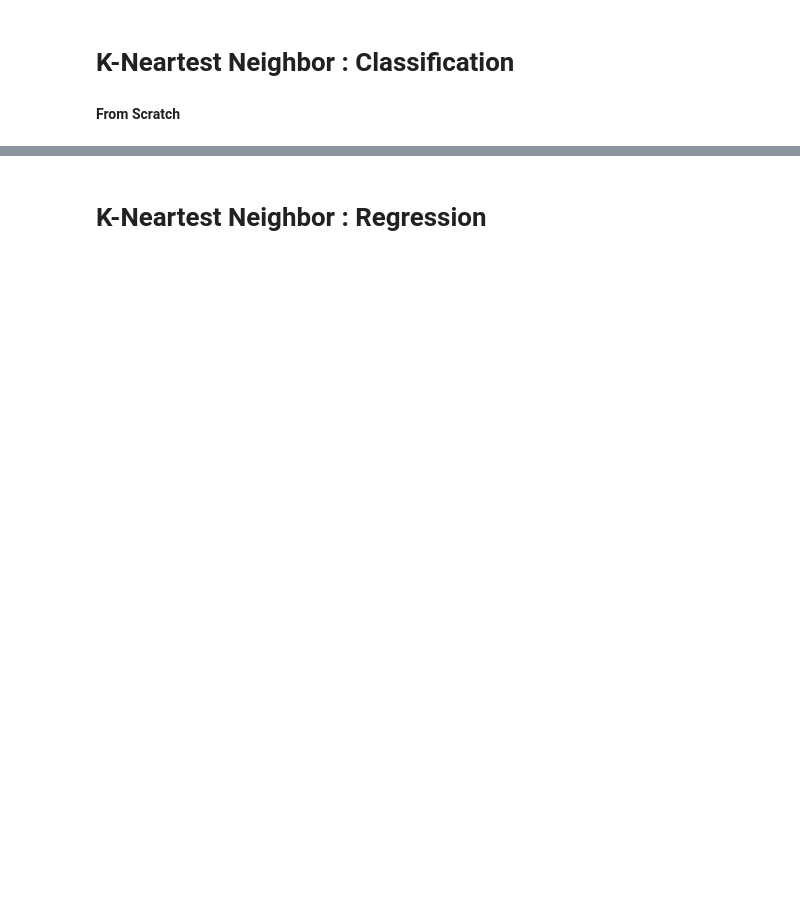
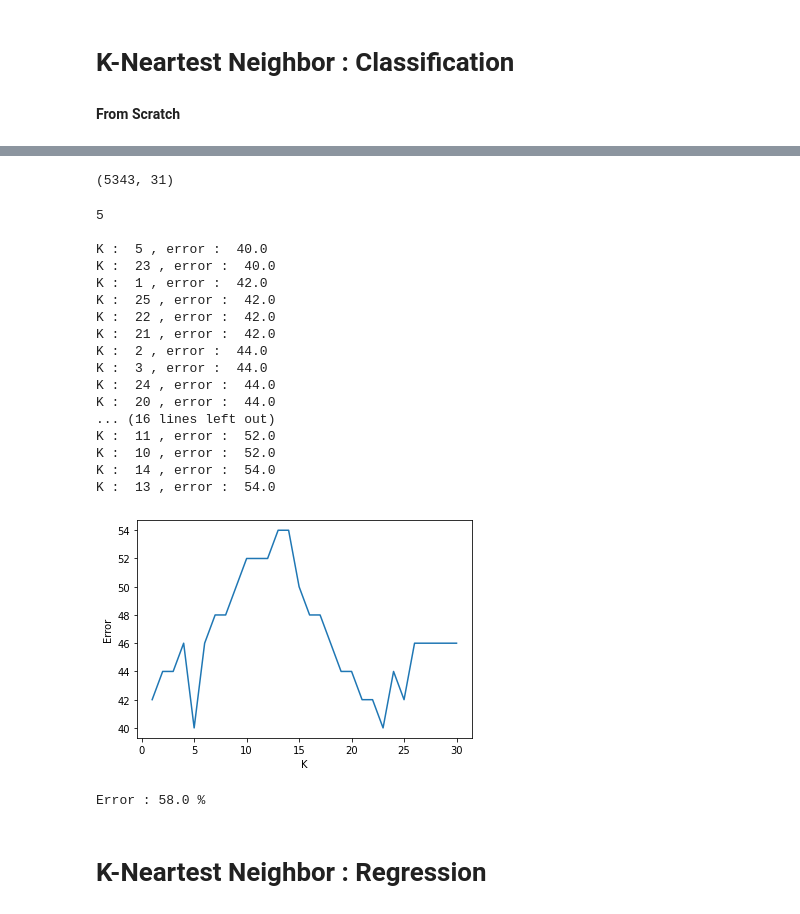
Before and after one commit to RTae/AI102, a Jupyter notebook: week1/AI102_Week1.ipynb, the cells around one changed output, grey strips where cells are left out. Saved outputs shown, nothing was run; the diff lists cells and outputs as text; code cells hidden in the pictures; blank space fills up the shorter version.

```diff
--- a/week1/AI102_Week1.ipynb
+++ b/week1/AI102_Week1.ipynb
@@ -81,0 +181,4 @@ print(pd.DataFrame(class_Target))
+# %%
+# Prepare data
+
+uploaded = files.upload()
@@ -81,0 +188,2 @@ print(pd.DataFrame(class_Target))
+# %%
+data = pd.read_excel((uploaded['EURUSD_D1_Dataset_Classification.xlsx']),usecols = 'G:AK')
@@ -82,2 +206,49 @@ print(pd.DataFrame(class_Target))
+# %%
+DataMatrix = data.values
+# %%
+DataMatrix.shape
+# %% [output]
+(5343, 31)
+# %%
+D = DataMatrix.shape[-1]-1
+X = DataMatrix[:, :D]
+X = np.array(X, dtype=np.float32)
+Y = DataMatrix[:, D:]
+
+X_Train = X[3000:-100,:]
+Y_Train = Y[3000:-100,:]
+X_Vaild = X[-100:-50,:]
+Y_Vaild = Y[-100:-50,:]
+X_Test = X[-50:,:]
+Y_Test = Y[-50:,:]
+# %%
+best_K = KNNC_FIT(X_Train,Y_Train,X_Vaild,Y_Vaild,1,30)
+# %% [output]
+5
+
+K :  5 , error :  40.0
+K :  23 , error :  40.0
+K :  1 , error :  42.0
+K :  25 , error :  42.0
+K :  22 , error :  42.0
+K :  21 , error :  42.0
+K :  2 , error :  44.0
+K :  3 , error :  44.0
+K :  24 , error :  44.0
+K :  20 , error :  44.0
+... (16 lines left out)
+K :  11 , error :  52.0
+K :  10 , error :  52.0
+K :  14 , error :  54.0
+K :  13 , error :  54.0
+[figure, added]
+# %%
+#Predicts
+
+Yhat = KNNC_Predict(X_Train,Y_Train,X_Test,best_K)
+error = find_error_classification_onces(Y_Test,Yhat)
+print('Error : ' + str(error) + ' %')
+# %% [output]
+Error : 58.0 %
 # %% [markdown]
 # **K-Neartest Neighbor : Regression**
```
Also changed, not shown: parts of 18 cells of this notebook.
